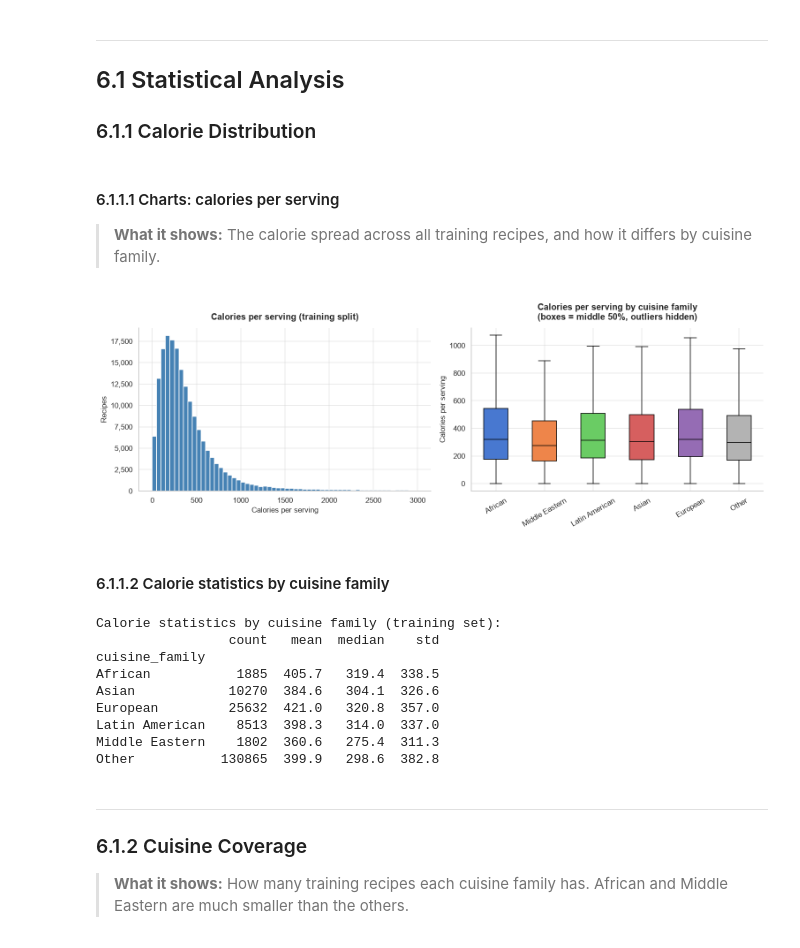
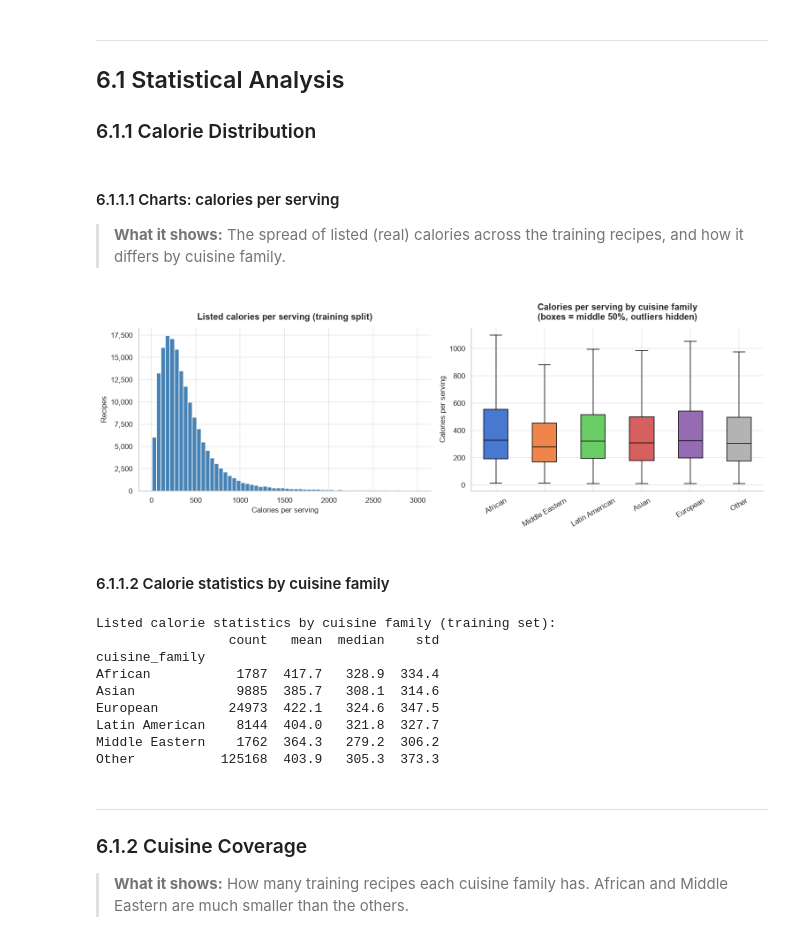
Before and after one commit to Chloe-Tu2/The-EverFlavor-AI, a Jupyter notebook: notebooks/01_data_acquisition_EverFlavor_V3.ipynb, the cells around one changed output. Cells and saved outputs as stored; diff of their text form; code cells hidden in the pictures.

```diff
--- a/notebooks/01_data_acquisition_EverFlavor_V3.ipynb
+++ b/notebooks/01_data_acquisition_EverFlavor_V3.ipynb
@@ -2274,7 +2282,7 @@ def add_hf_diet_flags(df):
     labels = df["health_labels"].apply(lambda x: set(parse_label_list(x)))
     df = add_keyword_flags(df, "ingredient_lines")
     for col, free_label in HF_FREE_LABELS.items():
-        df[col] = df[col] | ~labels.apply(lambda s: free_label in s)
+        df[col] = df[col] | ~labels.apply(lambda s, label=free_label: label in s)
     df["vegetarian"] = labels.apply(lambda s: "vegetarian" in s) & df["vegetarian"]
     df["vegan"]      = labels.apply(lambda s: "vegan" in s) & df["vegan"]
     return df
@@ -2314,7 +2322,7 @@ prevalence = pd.DataFrame({"Food.com": df_fc[FLAG_COLUMNS].mean() * 100,
                            "Hugging Face": df_hf[FLAG_COLUMNS].mean() * 100})
 agreement = {}
 for tag, col, expected in TAG_CHECKS:
-    tagged = fc_tag_sets.apply(lambda s: tag in s)
+    tagged = fc_tag_sets.apply(lambda s, tag=tag: tag in s)
     if tagged.any():
         agreement[f"'{tag}' tag"] = (df_fc.loc[tagged, col] == expected).mean() * 100
 agreement = pd.Series(agreement).sort_values()
@@ -2380,7 +2388,7 @@ def parse_nutrition(nut_str):
     try:
         values = ast.literal_eval(nut_str)
         return dict(zip(keys, values))
-    except Exception:
+    except (ValueError, TypeError, SyntaxError, MemoryError, RecursionError):
         return {k: None for k in keys}
 
 
@@ -3122,7 +3806,7 @@ for file_path in [*SPLIT_FILES.values(), ALL_RECIPES_FILE]:
 # ------------------------------------------------------------------
 import datetime
 import platform
-from importlib.metadata import version, PackageNotFoundError
+from importlib.metadata import PackageNotFoundError, version
 
 
 def package_version(name):
@@ -3137,11 +3821,11 @@ def hf_revision(repo_id):
     try:
         from huggingface_hub import HfApi
         return HfApi().dataset_info(repo_id).sha
-    except Exception:
+    except Exception:  # noqa: BLE001 - offline, not installed, or Hub error: record no revision
         return None
 
 dataset_info = {
-    "created": datetime.date.today().isoformat(),
+    "created": datetime.datetime.now().astimezone().date().isoformat(),
     "random_seed": 42,
     "python": platform.python_version(),
     "libraries": {p: package_version(p) for p in ["pandas", "numpy", "scikit-learn", "pyarrow", "datasets", "kagglehub"]},
@@ -3160,6 +3844,12 @@ dataset_info = {
     "rows_by_source": df_all["source"].value_counts().to_dict(),
     "rows_by_cuisine": df_all["cuisine_family"].value_counts().to_dict(),
     "recipes_with_plausible_nutrition": int(df_all["nutrition_plausible"].sum()),
+    "nutrition_source": df_all["nutrition_source"].value_counts().to_dict(),
+    "nutrition_estimates": {
+        "usda_downloads": {name: url for name, (url, _) in USDA_DOWNLOADS.items()},
+        "likely_range_factors": [round(float(np.exp(range_low)), 3), round(float(np.exp(range_high)), 3)],
+        "validation_accuracy": estimate_accuracy.to_dict(orient="index"),
+    },
 }
 DATASET_INFO_FILE = "data/processed/dataset_info.json"
 
@@ -3311,57 +4000,60 @@ Training set shape: (204112, 34)
 # %% [markdown]
 #### 6.1.1.1 Charts: calories per serving
 
-> **What it shows:** The calorie spread across all training recipes, and how it differs by cuisine family.
+> **What it shows:** The spread of listed (real) calories across the training recipes, and how it differs by cuisine family.
 # %%
+# Real (listed) calories only: the estimates from 5.8 are summarized there
+listed = train_df[train_df["nutrition_plausible"]]
+
 fig, axes = plt.subplots(1, 2, figsize=(14, 5))
 
 # Left: Histogram of calories per serving (full training set)
-axes[0].hist(train_df["calories_per_serving"].dropna(), bins=60, color="steelblue", edgecolor="white")
+axes[0].hist(listed["calories_per_serving"], bins=60, color="steelblue", edgecolor="white")
 axes[0].set_xlabel("Calories per serving")
 axes[0].set_ylabel("Recipes")
 thousands(axes[0])
-axes[0].set_title("Calories per serving (training split)")
+axes[0].set_title("Listed calories per serving (training split)")
 
 # Right: Box plot of calories by cuisine family
 # (families with no recipes, such as African here, are left out)
-families = [f for f in FAMILY_ORDER if (train_df["cuisine_family"] == f).any()]
+families = [f for f in FAMILY_ORDER if (listed["cuisine_family"] == f).any()]
 data_by_family = [
-    train_df[train_df["cuisine_family"] == f]["calories_per_serving"].dropna().values
+    listed[listed["cuisine_family"] == f]["calories_per_serving"].values
     for f in families
 ]
 boxes = axes[1].boxplot(data_by_family, patch_artist=True, showfliers=False,
                         medianprops={"color": "black"})
 for box, family in zip(boxes["boxes"], families):
     box.set_facecolor(FAMILY_COLORS[family])
 axes[1].set_xticks(range(1, len(families) + 1))
 axes[1].set_xticklabels(families, rotation=30)
 axes[1].set_ylabel("Calories per serving")
 axes[1].set_title("Calories per serving by cuisine family\n(boxes = middle 50%, outliers hidden)")
 
 show_figure(fig, "11_calories_per_serving")
 # %% [output]
-[figure, old version]
+[figure, new version]
 # %% [markdown]
 #### 6.1.1.2 Calorie statistics by cuisine family
 # %%
 # Numeric summary of calories by cuisine family
-print("Calorie statistics by cuisine family (training set):")
+print("Listed calorie statistics by cuisine family (training set):")
 print(
-    train_df.groupby("cuisine_family")["calories_per_serving"]
+    train_df[train_df["nutrition_plausible"]].groupby("cuisine_family")["calories_per_serving"]
     .agg(["count", "mean", "median", "std"])
     .round(1)
     .to_string()
 )
 # %% [output]
-Calorie statistics by cuisine family (training set):
+Listed calorie statistics by cuisine family (training set):
                  count   mean  median    std
 cuisine_family
-African           1885  405.7   319.4  338.5
-Asian            10270  384.6   304.1  326.6
-European         25632  421.0   320.8  357.0
-Latin American    8513  398.3   314.0  337.0
-Middle Eastern    1802  360.6   275.4  311.3
-Other           130865  399.9   298.6  382.8
+African           1787  417.7   328.9  334.4
+Asian             9885  385.7   308.1  314.6
+European         24973  422.1   324.6  347.5
+Latin American    8144  404.0   321.8  327.7
+Middle Eastern    1762  364.3   279.2  306.2
+Other           125168  403.9   305.3  373.3
 # %% [markdown]
 ---
 
```
Also changed, not shown: parts of 42 cells of this notebook, 4 other files.
